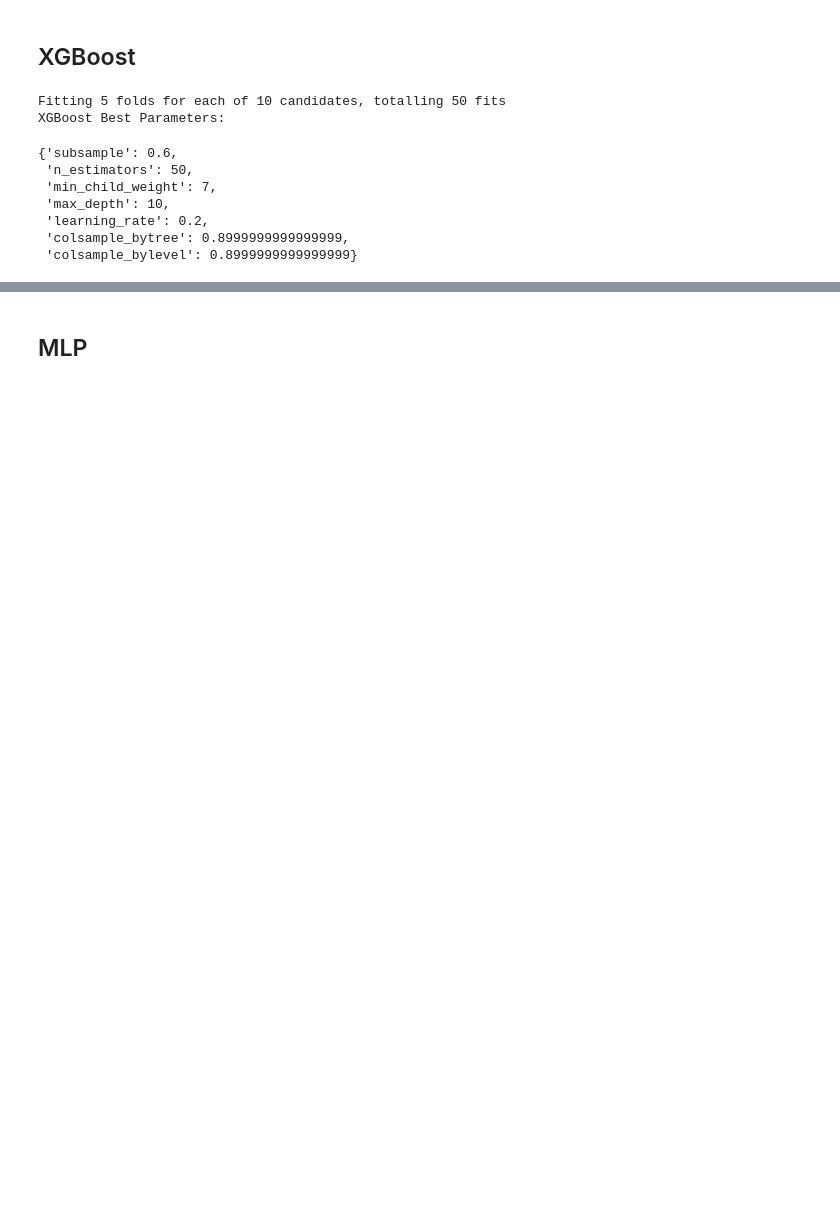
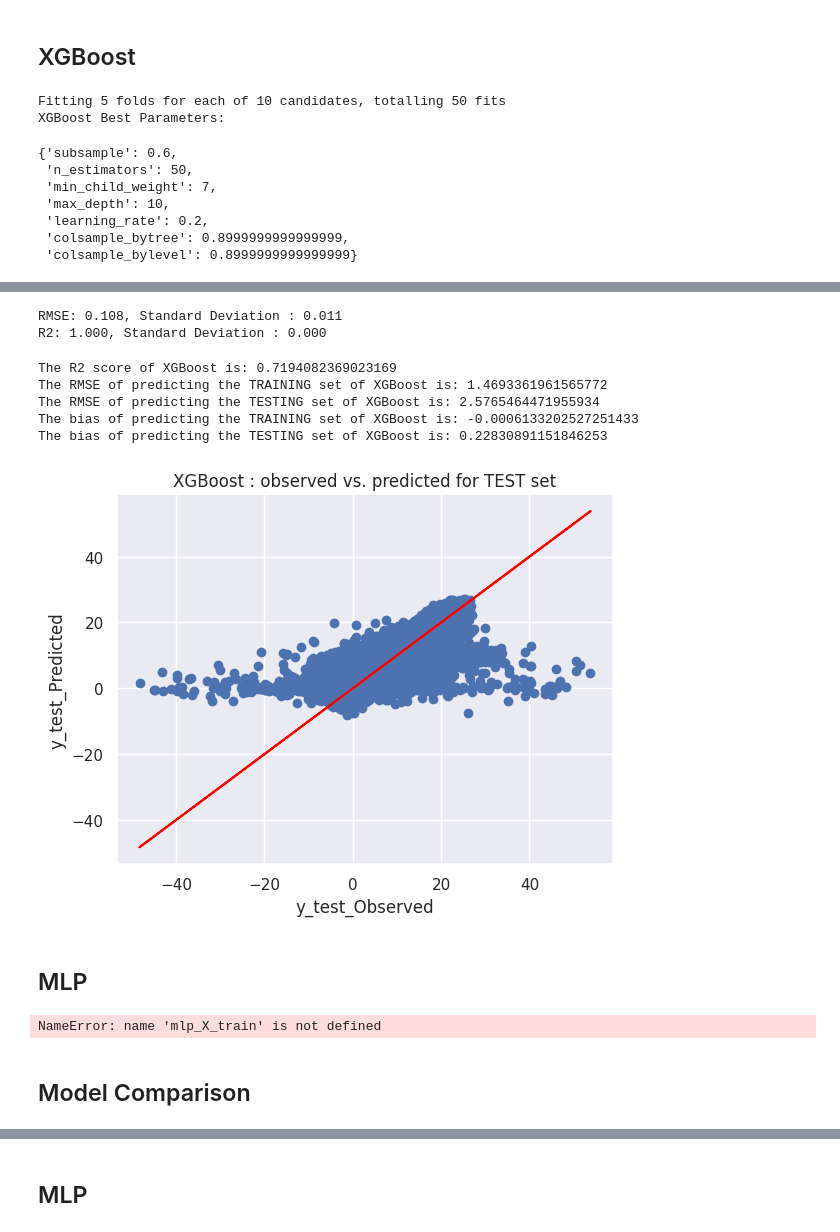
Before and after one commit to pidan-bilibili/dataScience, a Jupyter notebook: model_development_hourly.ipynb, the cells around one changed output, grey strips where cells are left out. Cells and saved outputs as stored; diff of their text form; code cells hidden in the pictures; blank space fills up the shorter version.

Commit message:
update hourly models & lstm

```diff
--- a/model_development_hourly.ipynb
+++ b/model_development_hourly.ipynb
@@ -531,3 +533,7 @@ XGBoost Best Parameters:
  'learning_rate': 0.2,
  'colsample_bytree': 0.8999999999999999,
  'colsample_bylevel': 0.8999999999999999}
+# %%
+xgb_model = XGBRegressor(subsample = 0.6, n_estimators = 50, max_depth = 10, min_child_weight = 7,
+                         learning_rate = 0.2, colsample_bytree = 0.9, colsample_bylevel = 0.9)
+xgb_model.fit(X_train, y_train)
@@ -533,0 +551,30 @@ XGBoost Best Parameters:
+# %%
+# Cross Validation Results
+
+rmse = cross_val_score(xgb_model, X_train, y_train, scoring='neg_root_mean_squared_error', cv = kf)
+r2 = cross_val_score(xgb_model, X_train, y_train, scoring='r2', cv = kf)
+
+#get the mean of each fold
+print("RMSE: %.3f, Standard Deviation : %.3f" % (rmse.mean() * -1, rmse.std()))
+print("R2: %.3f, Standard Deviation : %.3f" % (r2.mean(), r2.std()))
+# %% [output]
+RMSE: 0.108, Standard Deviation : 0.011
+R2: 1.000, Standard Deviation : 0.000
+# %%
+#Train/Test Results
+
+xgb_y_train_predicted = xgb_model.predict(X_train)
+xgb_y_test_predicted = xgb_model.predict(X_test)
+xgb_r2, xgb_rmse = calculate_errors(y_train, xgb_y_train_predicted, y_test, xgb_y_test_predicted, "XGBoost")
+# %% [output]
+The R2 score of XGBoost is: 0.7194082369023169
+The RMSE of predicting the TRAINING set of XGBoost is: 1.4693361961565772
+The RMSE of predicting the TESTING set of XGBoost is: 2.5765464471955934
+The bias of predicting the TRAINING set of XGBoost is: -0.0006133202527251433
+The bias of predicting the TESTING set of XGBoost is: 0.22830891151846253
+# %%
+show_scatter_test(y_test, xgb_y_test_predicted, "XGBoost")
+# %% [output]
+[figure, added]
+# %% [markdown]
+## MLP
@@ -533,0 +590,11 @@ XGBoost Best Parameters:
+# %%
+# Cross Validation Results
+
+rmse = cross_val_score(mlp_model, mlp_X_train, mlp_y_train, scoring='neg_root_mean_squared_error')
+r2 = cross_val_score(mlp_model, mlp_X_train, mlp_y_train, scoring='r2')
+
+#get the mean of each fold
+print("RMSE: %.3f, Standard Deviation : %.3f" % (rmse.mean() * -1, rmse.std()))
+print("R2: %.3f, Standard Deviation : %.3f" % (r2.mean(), r2.std()))
+# %% [output]
+NameError: name 'mlp_X_train' is not defined
@@ -533,0 +609,2 @@ XGBoost Best Parameters:
+# %% [markdown]
+## Model Comparison
```
Also changed, not shown: parts of 66 cells of this notebook, 1 other file.
